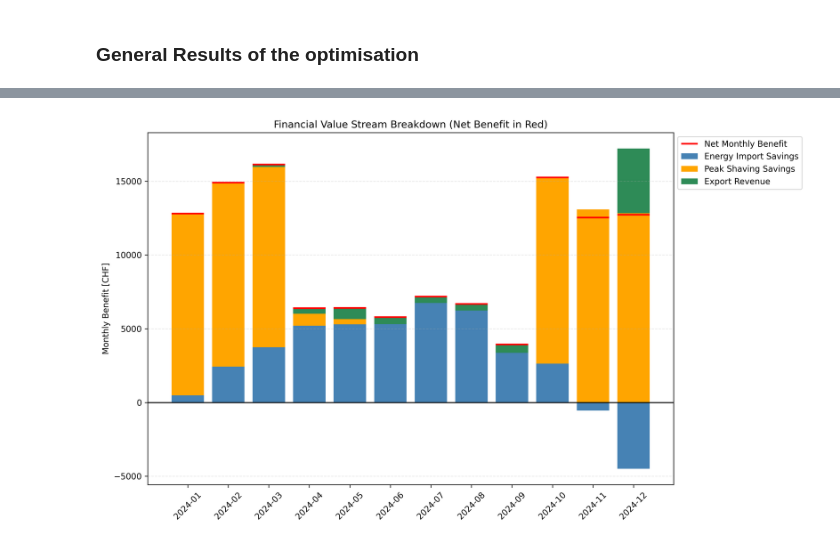
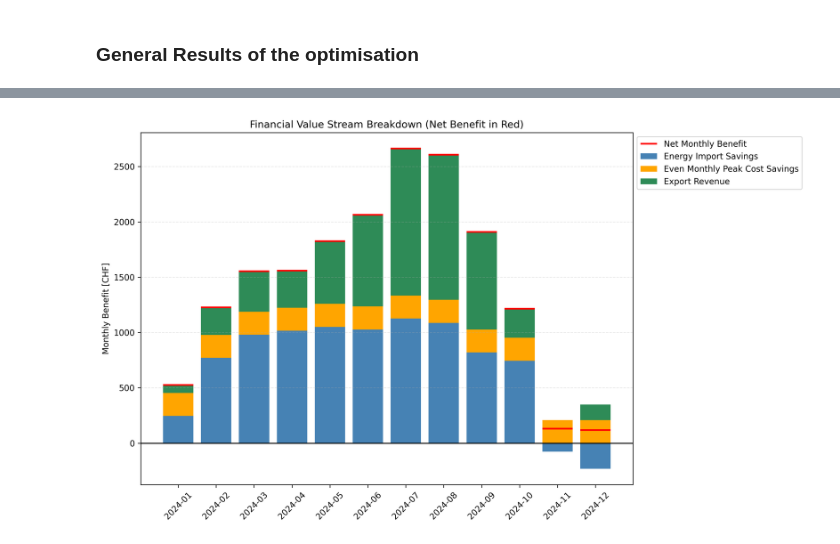
Before and after one commit to diegomalsiner1/CS1-Swiss-Post, a Jupyter notebook: results_sheet.ipynb, the cells around one changed output, grey strips where cells are left out. Saved outputs shown, nothing was run; the diff lists cells and outputs as text; code cells hidden in the pictures.

Commit message:
Final version before adapting Inport with Energy instead of Power

```diff
--- a/results_sheet.ipynb
+++ b/results_sheet.ipynb
@@ -66,12 +66,20 @@ df_monthly["energy_import_savings"] = (
     df_monthly["monthly_import_cost_before"] - df_monthly["monthly_import_cost_after"]
 )
 
-# Calculate Peak Savings
-df_monthly["peak_shaving_savings"] = (
-    (df_monthly["monthly_peak_before"] - df_monthly["monthly_peak_after"]) * peak_price_per_kw
-)
+# Calculate Peak Cost Savings using annual baseline and optimized peak demand costs
+baseline_peak_cost = float(summary.get("no_battery_peak_demand_cost", np.nan))
+optimized_peak_cost = float(summary.get("peak_demand_cost", np.nan))
+monthly_peak_savings_value = np.nan
+if np.isfinite(baseline_peak_cost) and np.isfinite(optimized_peak_cost):
+    monthly_peak_savings_value = (baseline_peak_cost - optimized_peak_cost) / 12.0
 
-# Standard metrics for compatibility
+df_monthly["peak_shaving_savings"] = monthly_peak_savings_value
+# Keep a dedicated column for the equally allocated monthly peak savings
+df_monthly["monthly_peak_cost_savings"] = monthly_peak_savings_value
+# Import the annual baseline/optimized peak costs so the notebook can display them
+df_monthly["annual_baseline_peak_cost"] = baseline_peak_cost
+df_monthly["annual_optimized_peak_cost"] = optimized_peak_cost
+
 df_monthly["monthly_savings"] = df_monthly["energy_import_savings"]
 df_monthly["monthly_peak_reduction"] = df_monthly["monthly_peak_before"] - df_monthly["monthly_peak_after"]
 df_monthly["monthly_total_benefit"] = (
@@ -564,7 +575,7 @@ neg_bottom = np.zeros(len(df_monthly))
 
 streams = [
     (energy, "steelblue", "Energy Import Savings"),
-    (peak, "orange", "Peak Shaving Savings"),
+    (peak, "orange", "Even Monthly Peak Cost Savings"),
     (export, "seagreen", "Export Revenue")
 ]
 
@@ -578,34 +589,34 @@ for data, color, label in streams:
     # Plot negative segments
     ax.bar(months[neg_mask], data[neg_mask], bottom=neg_bottom[neg_mask], color=color)
 
     # Update bottoms
     pos_bottom += np.where(pos_mask, data, 0)
     neg_bottom += np.where(neg_mask, data, 0)
 
 # 3. Plot Net Benefit Line
 # Using 'o-' to show markers at each month
 ax.hlines(y=net_benefit, xmin=np.arange(len(months)) - 0.4,
           xmax=np.arange(len(months)) + 0.4,
           color="red", linewidth=2, label="Net Monthly Benefit", zorder=1)
 
 # 4. Final Formatting
 ax.axhline(0, color="black", linewidth=1.2, zorder=4) # Thick zero line
 ax.set_ylabel("Monthly Benefit [CHF]")
 ax.set_title("Financial Value Stream Breakdown (Net Benefit in Red)")
 
 # Clean up legend (remove duplicates from the masks)
 handles, labels = ax.get_legend_handles_labels()
 by_label = dict(zip(labels, handles))
 ax.legend(by_label.values(), by_label.keys(), loc="upper left", bbox_to_anchor=(1, 1))
 
 ax.grid(axis="y", alpha=0.3, linestyle="--")
 plt.xticks(rotation=45)
 plt.tight_layout()
 save_path = latest_run / f"Financial_Value_Stream_Breakdown_spot_year_{config.Spot_price_year}.png"
 plt.savefig(save_path, dpi=300, bbox_inches="tight")
 plt.show()
 # %% [output]
-[figure, old version]
+[figure, new version]
 # %%
 def _plot_weekly_savings(pdf: PdfPages, df_weekly: pd.DataFrame) -> None:
     required = {"week_start", "energy_import_savings", "peak_shaving_savings", "weekly_export_revenue"}
```
Also changed, not shown: parts of 15 cells of this notebook, 7 other files.
